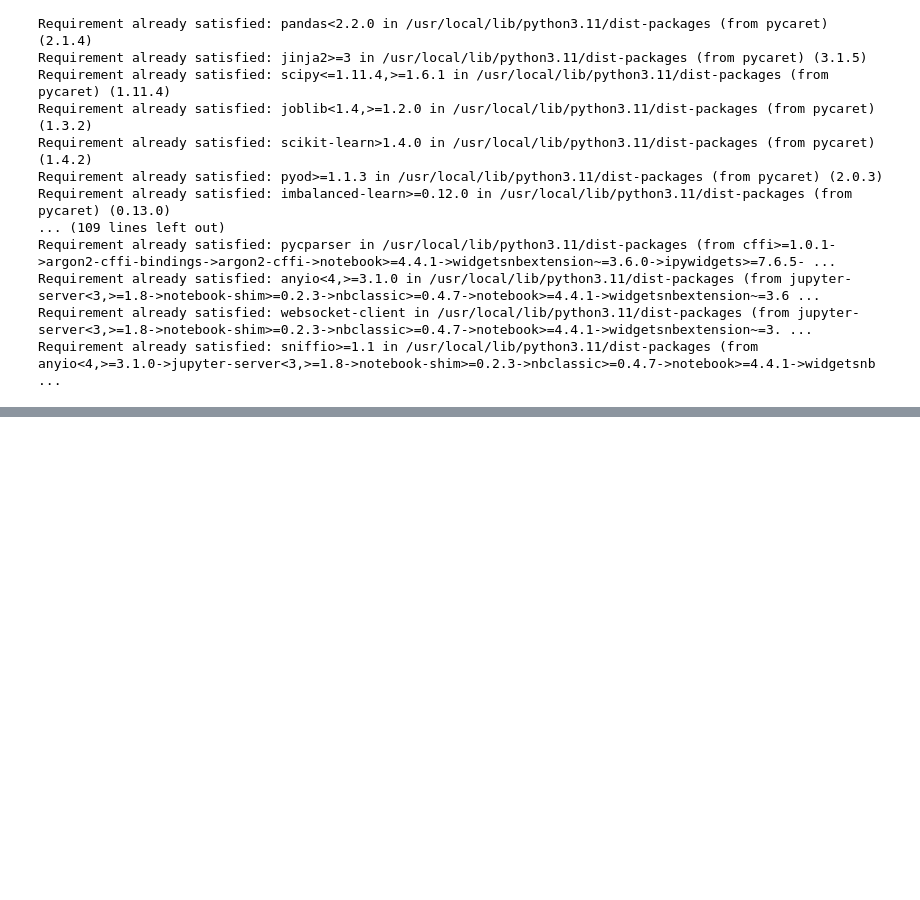
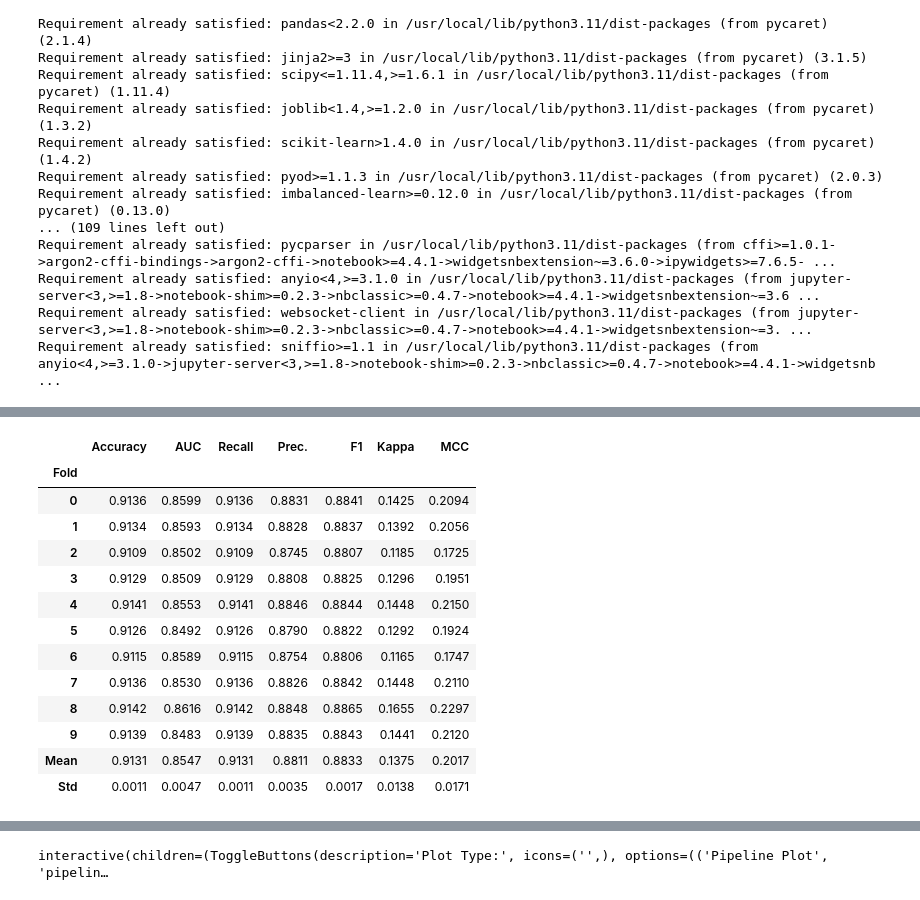
Before and after one commit to nanoNNsk/superaiss5_hackathon, a Jupyter notebook: superaiss5_predict_heart_desease.ipynb, the cells around one changed output, grey strips where cells are left out. Cells and saved outputs as stored; diff of their text form; code cells hidden in the pictures; blank space fills up the shorter version.

```diff
--- a/superaiss5_predict_heart_desease.ipynb
+++ b/superaiss5_predict_heart_desease.ipynb
@@ -365,0 +466,3 @@ from pycaret.classification import *
+# %%
+trained_model = create_model(best_model)
+# %% [output]
@@ -365,0 +470,14 @@ from pycaret.classification import *
+|  | Accuracy | AUC | Recall | Prec. | F1 | Kappa | MCC |
+| Fold |  |  |  |  |  |  |  |
+| 0 | 0.9136 | 0.8599 | 0.9136 | 0.8831 | 0.8841 | 0.1425 | 0.2094 |
+| 1 | 0.9134 | 0.8593 | 0.9134 | 0.8828 | 0.8837 | 0.1392 | 0.2056 |
+| 2 | 0.9109 | 0.8502 | 0.9109 | 0.8745 | 0.8807 | 0.1185 | 0.1725 |
+| 3 | 0.9129 | 0.8509 | 0.9129 | 0.8808 | 0.8825 | 0.1296 | 0.1951 |
+| 4 | 0.9141 | 0.8553 | 0.9141 | 0.8846 | 0.8844 | 0.1448 | 0.2150 |
+| 5 | 0.9126 | 0.8492 | 0.9126 | 0.8790 | 0.8822 | 0.1292 | 0.1924 |
+| 6 | 0.9115 | 0.8589 | 0.9115 | 0.8754 | 0.8806 | 0.1165 | 0.1747 |
+| 7 | 0.9136 | 0.8530 | 0.9136 | 0.8826 | 0.8842 | 0.1448 | 0.2110 |
+| 8 | 0.9142 | 0.8616 | 0.9142 | 0.8848 | 0.8865 | 0.1655 | 0.2297 |
+| 9 | 0.9139 | 0.8483 | 0.9139 | 0.8835 | 0.8843 | 0.1441 | 0.2120 |
+| Mean | 0.9131 | 0.8547 | 0.9131 | 0.8811 | 0.8833 | 0.1375 | 0.2017 |
+| Std | 0.0011 | 0.0047 | 0.0011 | 0.0035 | 0.0017 | 0.0138 | 0.0171 |
@@ -365,0 +485,4 @@ from pycaret.classification import *
+# %%
+evaluate_model(trained_model)
+# %% [output]
+interactive(children=(ToggleButtons(description='Plot Type:', icons=('',), options=(('Pipeline Plot', 'pipelin…
```
Also changed, not shown: parts of 18 cells of this notebook.
